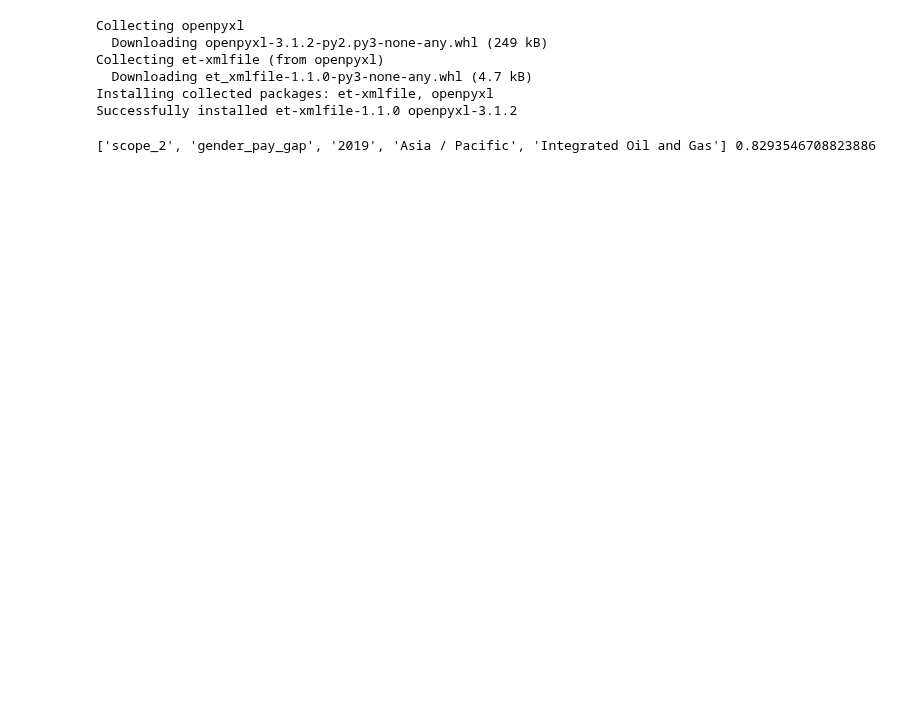
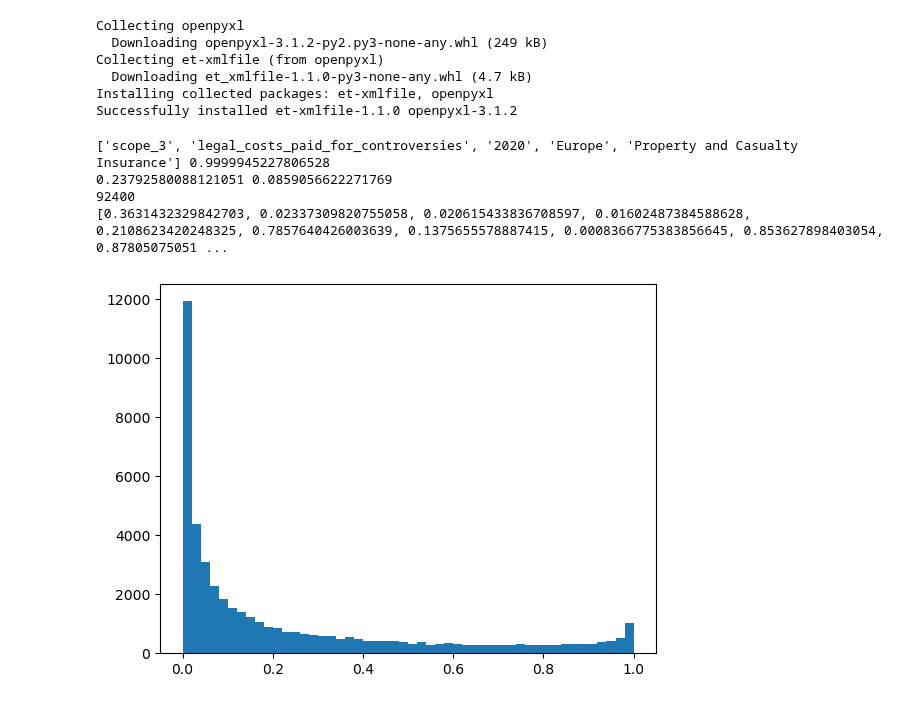
Before and after one commit to pierperri/StatApp, a Jupyter notebook: Meilleure prédiction.ipynb, the cells around one changed output. Drawn from its saved outputs; the diff is of its cells as text; code cells hidden in the pictures; blank space fills up the shorter version.

```diff
--- a/Meilleure prédiction.ipynb
+++ b/Meilleure prédiction.ipynb
@@ -45,16 +45,39 @@ secteurs = all_data['primary_industry'].unique()
 max = 0
 max_var = ["", "", "", "", ""]
 
+all_r2 = []
+
+count = 0
+
 #for x in variables_env, y in variables_eg, a in annees, r in regions, s in secteurs :
-for x, y, a, r, s in zip(variables_env, variables_eg, annees, regions, secteurs) :
-    data = pd.DataFrame(all_data[(all_data["year"] == int(a)) & (all_data["primary_industry"] == s) & (all_data["region"] == r)])
-    model = np.polyfit(data[x], data[y], 1)
-    slope, intercept, r_value, p_value, std_err = linregress(data[x], data[y])
-    r_squared = r_value ** 2
-    if r_squared > max :
-        max_var = [x, y, a, r, s]
-        max = r_squared
+for x in variables_env :
+    for y in variables_eg :
+        for a in annees :
+            for r in regions :
+                for s in secteurs :
+                    count+= 1
+                    data = pd.DataFrame(all_data[(all_data["year"] == int(a)) & (all_data["primary_industry"] == s) & (all_data["region"] == r)])
+                    if data[x].size > 5 and data[y].size > 5 :
+                        slope, intercept, r_value, p_value, std_err = linregress(data[x], data[y])
+                        r_squared = r_value ** 2
+                        if r_squared > max :
+                            max_var = [x, y, a, r, s]
+                            max = r_squared
+                        all_r2.append(r_squared)
 
 print(max_var, max)
+print(np.mean(all_r2), np.var(all_r2))
+
+print(count)
+
+print(all_r2)
 # %% [output]
-['scope_2', 'gender_pay_gap', '2019', 'Asia / Pacific', 'Integrated Oil and Gas'] 0.8293546708823886
+['scope_3', 'legal_costs_paid_for_controversies', '2020', 'Europe', 'Property and Casualty Insurance'] 0.9999945227806528
+0.23792580088121051 0.0859056622271769
+92400
+[0.3631432329842703, 0.02337309820755058, 0.020615433836708597, 0.01602487384588628, 0.2108623420248325, 0.7857640426003639, 0.1375655578887415, 0.0008366775383856645, 0.853627898403054, 0.87805075051 ...
+# %%
+plt.hist(all_r2, bins = 50)
+plt.show()
+# %% [output]
+[figure, added]
```
